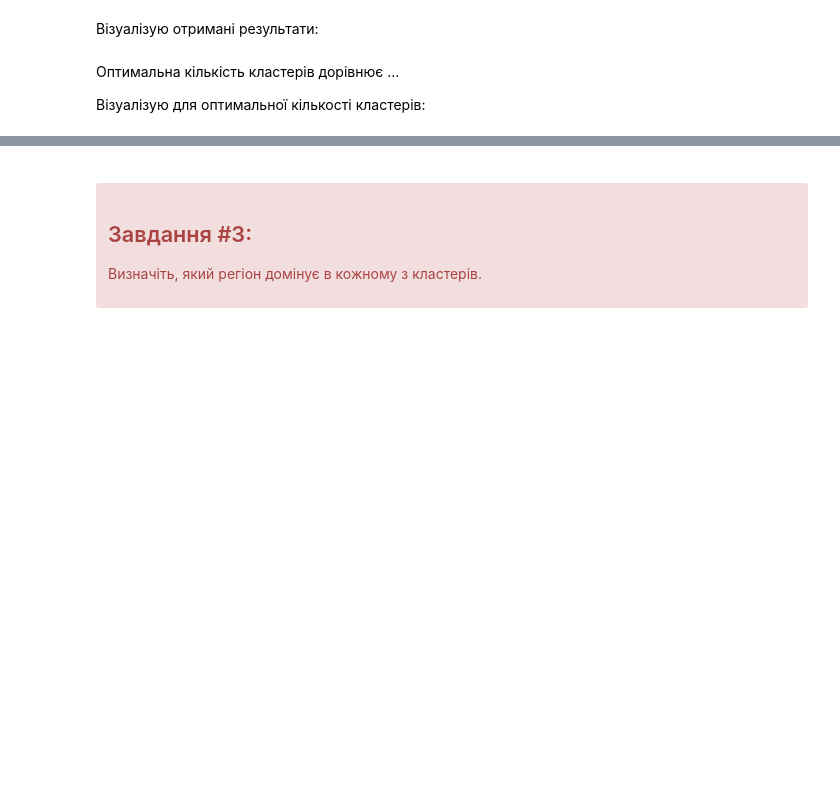
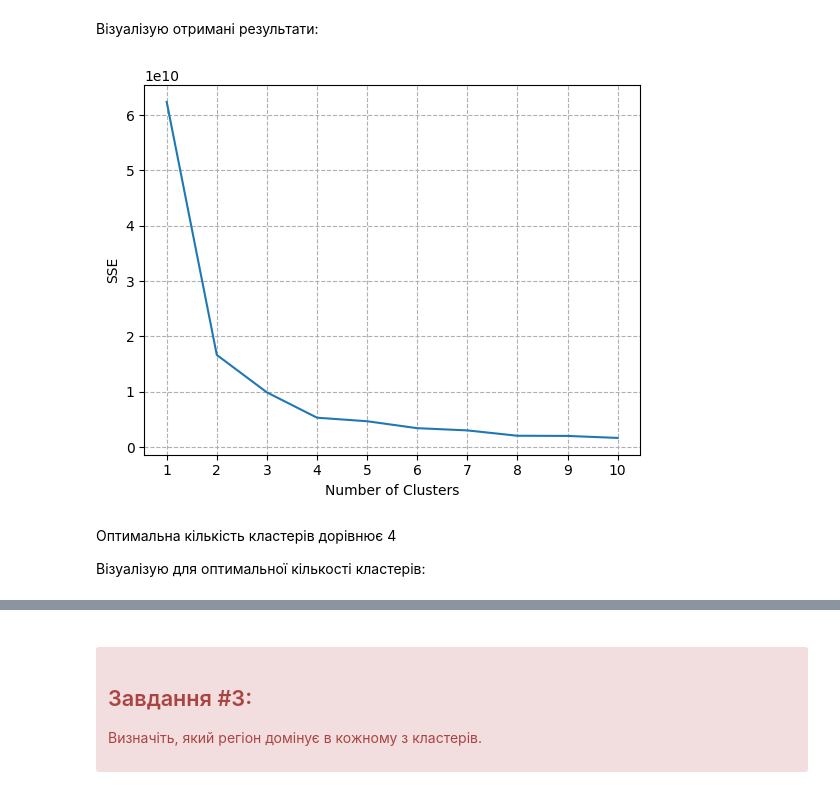
Before and after one commit to slavikDe/data_analise_labs, a Jupyter notebook: py5/DA_6_1.ipynb, the cells around one changed output, grey strips where cells are left out. Saved outputs shown, nothing was run; the diff lists cells and outputs as text; code cells hidden in the pictures; blank space fills up the shorter version.

```diff
--- a/py5/DA_6_1.ipynb
+++ b/py5/DA_6_1.ipynb
@@ -54,8 +137,31 @@
 </div>
 # %% [markdown]
 Визначаю оптимальну кількість кластерів. Скористаюсь методом "ліктя". Для цього ініціалізую алгоритм k середніх кількістю кластерів від 1 до 10 і для кожної моделі рахую суму квадратів похибок (евклідових відстаней точок кластерів від відповідних центрів):
+# %%
+kmeans_kwargs = {
+    'init': 'random',
+    'n_init': 10,
+    'max_iter': 300,
+    'random_state': 42,
+}
+
+sse = []
+max_kernels = 10
+for k in range(1, max_kernels + 1):
+    kmeans = KMeans(n_clusters=k, **kmeans_kwargs)
+    kmeans.fit(features)
+    sse.append(kmeans.inertia_)
 # %% [markdown]
 <p>Візуалізую отримані результати:</p>
+# %%
+plt.plot(range(1, max_kernels + 1), sse)
+plt.xticks(range(1, max_kernels + 1))
+plt.xlabel('Number of Clusters')
+plt.ylabel('SSE')
+plt.grid(linestyle='--')
+plt.show()
+# %% [output]
+[figure, added]
 # %% [markdown]
-<p>Оптимальна кількість кластерів дорівнює ...</p>
+<p>Оптимальна кількість кластерів дорівнює 4</p>
 <p>Візуалізую для оптимальної кількості кластерів:</p>
```
Also changed, not shown: parts of 44 cells of this notebook, 1 other file.
